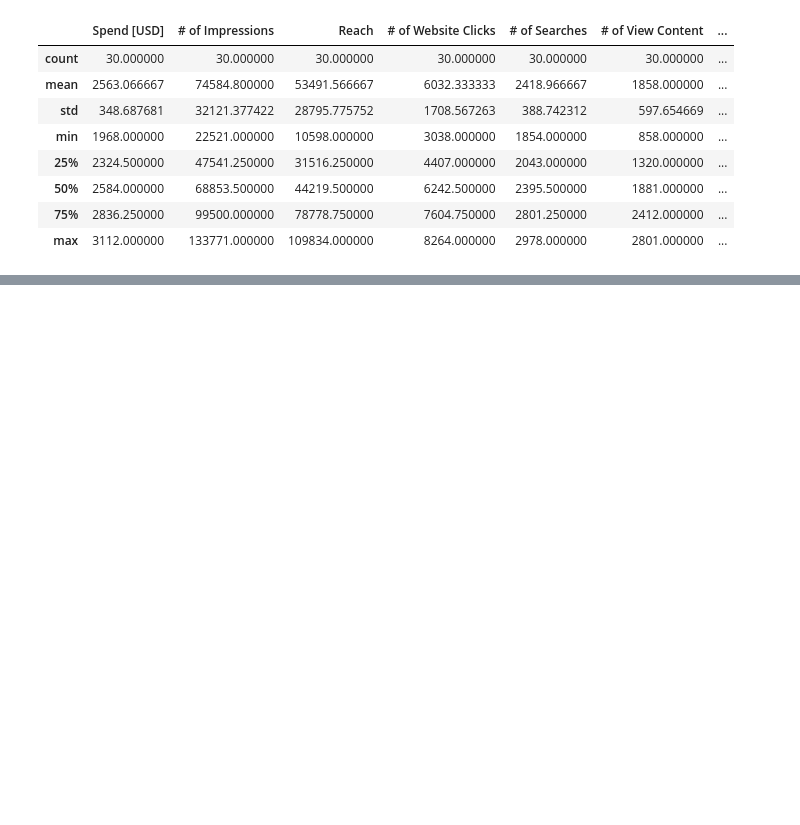
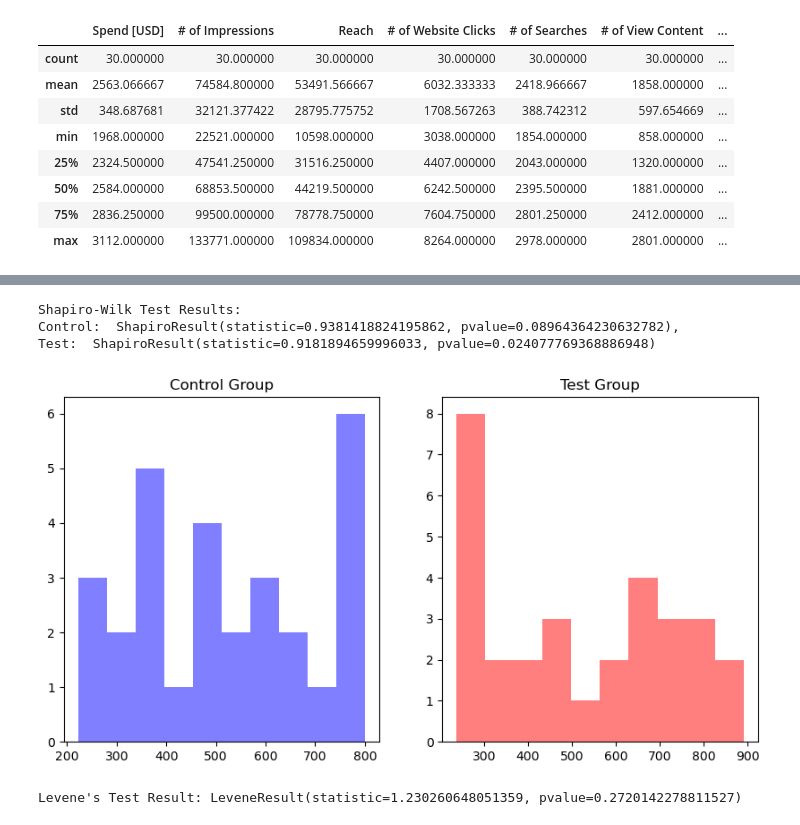
Before and after one commit to adilsaid64/Freq-AB-Testing, a Jupyter notebook: marketing-example.ipynb, the cells around one changed output, grey strips where cells are left out. Saved outputs shown, nothing was run; the diff lists cells and outputs as text; code cells hidden in the pictures; blank space fills up the shorter version.

Commit message:
stat tests

```diff
--- a/marketing-example.ipynb
+++ b/marketing-example.ipynb
@@ -84,0 +86,35 @@ $H_1 : \mu_c\neq\mu_t$ --- There is a statistical difference in mean purchases b
+# %%
+from scipy.stats import shapiro, levene, ttest_ind
+import matplotlib.pyplot as plt
+
+purchase_control = control_df['# of Purchase'].dropna()
+purchase_test = test_df['# of Purchase'].dropna()
+
+# Step 1 -  Check for Normality
+# Shapiro-Wilk Test
+# H0: The samples come from a normal distribution. H1: The samples dont come from a normal distribution. Choose alpha = 0.05.
+shapiro_control = shapiro(purchase_control)
+shapiro_test = shapiro(purchase_test)
+print(f"Shapiro-Wilk Test Results:\nControl:  {shapiro_control}, \nTest:  {shapiro_test}")
+
+# Histogram for visual inspection
+plt.figure(figsize=(10, 5))
+plt.subplot(1, 2, 1)
+plt.hist(purchase_control, alpha=0.5, color='blue', label='Control')
+plt.title('Control Group')
+plt.subplot(1, 2, 2)
+plt.hist(purchase_test, alpha=0.5, color='red', label='Test')
+plt.title('Test Group')
+plt.show()
+
+# Step 2 - Check for Homogeneity of Variances
+# Levene's Test
+# H0: Groups have equal variance, H1: Groups have different variance. Choose alpha = 0.05
+levene_result = levene(purchase_control, purchase_test)
+print("Levene's Test Result:", levene_result)
+# %% [output]
+Shapiro-Wilk Test Results:
+Control:  ShapiroResult(statistic=0.9381418824195862, pvalue=0.08964364230632782),
+Test:  ShapiroResult(statistic=0.9181894659996033, pvalue=0.024077769368886948)
+[figure, added]
+Levene's Test Result: LeveneResult(statistic=1.230260648051359, pvalue=0.2720142278811527)
```
Also changed, not shown: parts of 3 cells of this notebook.
